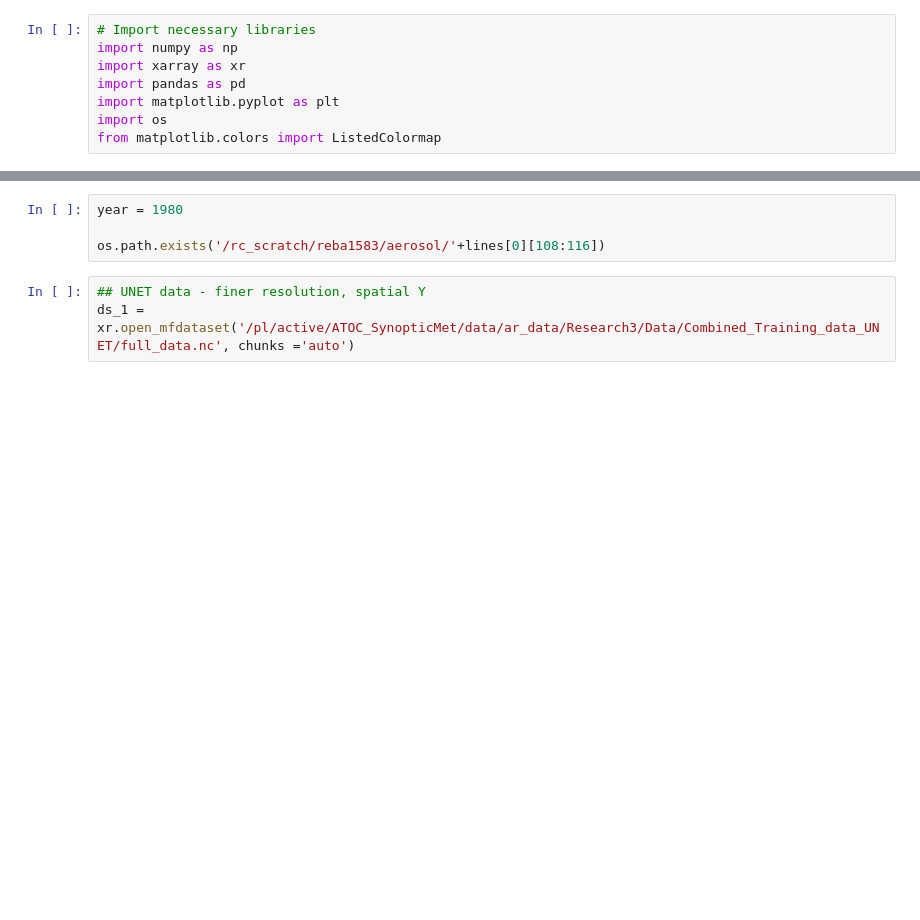
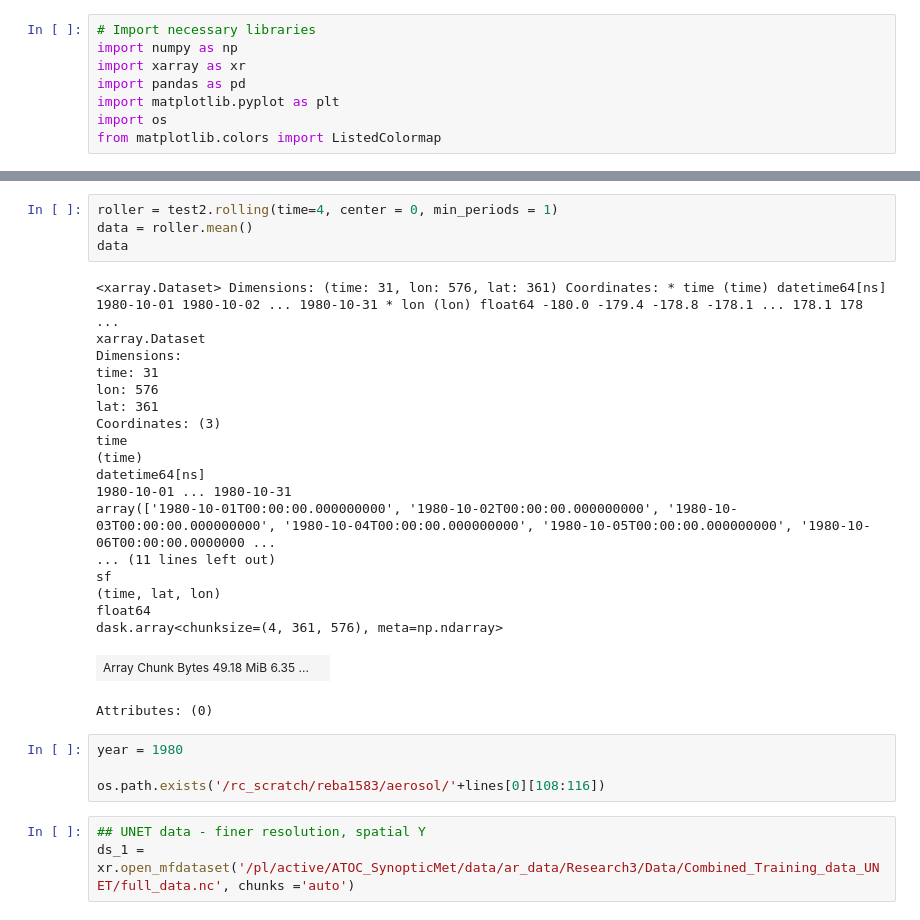
Before and after one commit to rlbaiman/AntarcticAR_ML, a Jupyter notebook: Make_X_data/Plot_X_data.ipynb, the cells around one changed output, grey strips where cells are left out. Saved outputs shown, nothing was run; the diff lists cells and outputs as text; blank space fills up the shorter version.

```diff
--- a/Make_X_data/Plot_X_data.ipynb
+++ b/Make_X_data/Plot_X_data.ipynb
@@ -9,3 +66,27 @@ from matplotlib.colors import ListedColormap
+# %%
+roller = test2.rolling(time=4, center = 0, min_periods = 1)
+data = roller.mean()
+data
+# %% [output]
+<xarray.Dataset> Dimensions: (time: 31, lon: 576, lat: 361) Coordinates: * time (time) datetime64[ns] 1980-10-01 1980-10-02 ... 1980-10-31 * lon (lon) float64 -180.0 -179.4 -178.8 -178.1 ... 178.1 178 ...
+xarray.Dataset
+Dimensions:
+time: 31
+lon: 576
+lat: 361
+Coordinates: (3)
+time
+(time)
+datetime64[ns]
+1980-10-01 ... 1980-10-31
+array(['1980-10-01T00:00:00.000000000', '1980-10-02T00:00:00.000000000', '1980-10-03T00:00:00.000000000', '1980-10-04T00:00:00.000000000', '1980-10-05T00:00:00.000000000', '1980-10-06T00:00:00.0000000 ...
+... (11 lines left out)
+sf
+(time, lat, lon)
+float64
+dask.array<chunksize=(4, 361, 576), meta=np.ndarray>
+| Array Chunk Bytes 49.18 MiB 6.35 ... |  |
+Attributes: (0)
 # %%
 year = 1980
 
```
Also changed, not shown: parts of 5 cells of this notebook, 2 other files.
